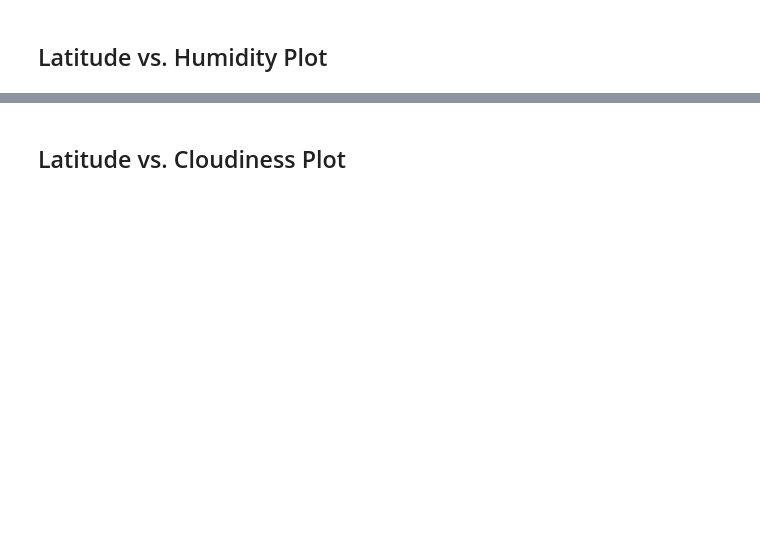
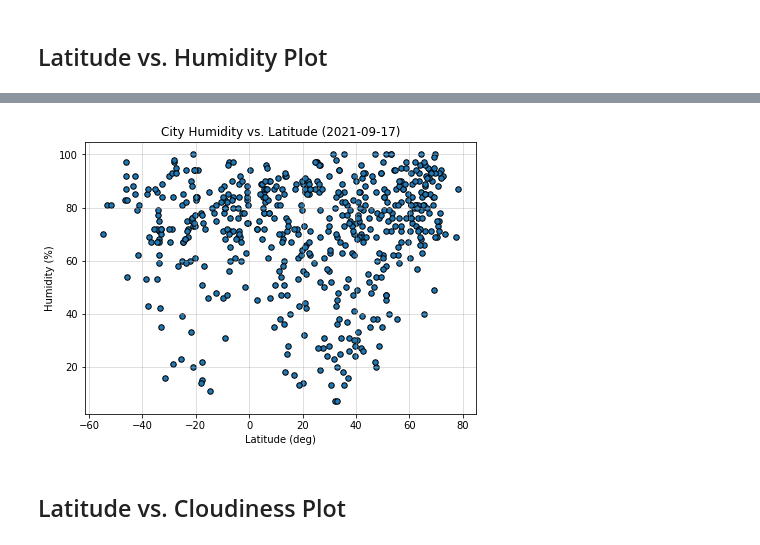
Before and after one commit to JacobTrevithick/python-api-challenge, a Jupyter notebook: WeatherPy.ipynb, the cells around one changed output, grey strips where cells are left out. Saved outputs shown, nothing was run; the diff lists cells and outputs as text; code cells hidden in the pictures; blank space fills up the shorter version.

```diff
--- a/WeatherPy.ipynb
+++ b/WeatherPy.ipynb
@@ -217,2 +214,21 @@ plt.show()
+# %%
+lats = city_data_df['Lat']
+hums = city_data_df['Humidity']
+
+fig, ax = plt.subplots(1,1,figsize=(7,5))
+
+ax.scatter(x=lats, y=hums, s=30, edgecolors='black', alpha=1)
+
+ax.set_xlabel("Latitude (deg)")
+
+ax.set_ylabel("Humidity (%)")
+
+ax.set_title(f"City Humidity vs. Latitude ({date.today()})")
+
+ax.grid(alpha = 0.5)
+
+plt.show()
+# %% [output]
+[figure, added]
 # %% [markdown]
 ## Latitude vs. Cloudiness Plot
```
Also changed, not shown: parts of 29 cells of this notebook, 1 other file.
